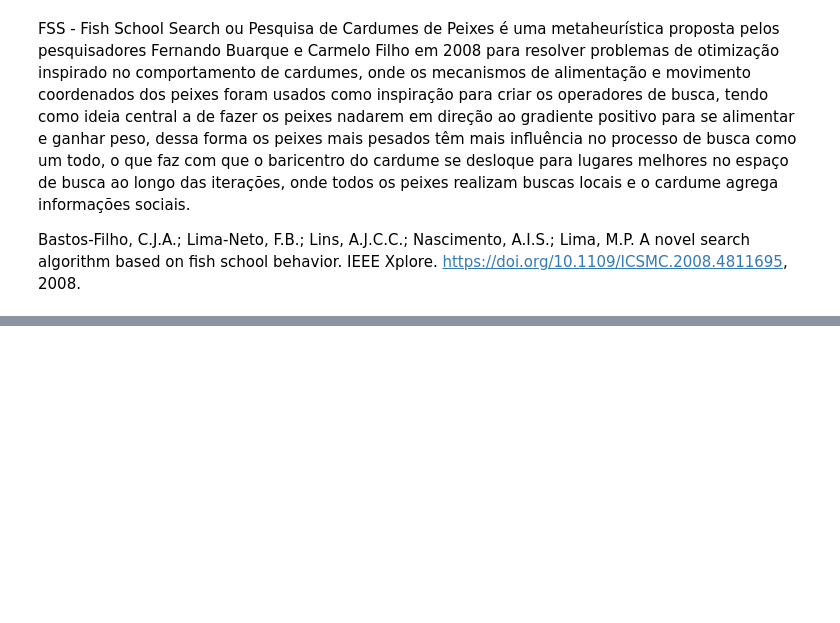
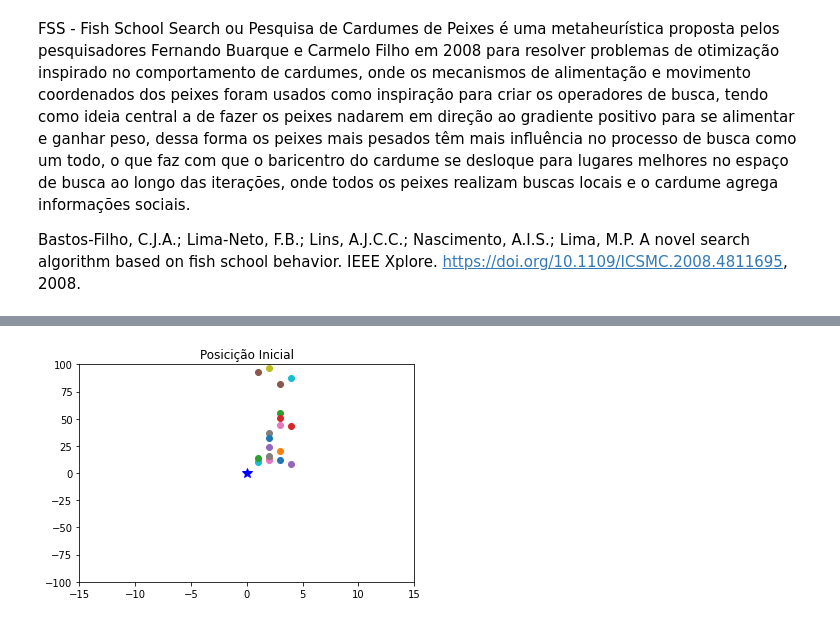
Before and after one commit to alvarofpinheiro/pifwia_fss, a Jupyter notebook: PIFWIA_FSS.ipynb, the cells around one changed output, grey strips where cells are left out. Cells and saved outputs as stored; diff of their text form; code cells hidden in the pictures; blank space fills up the shorter version.

```diff
--- a/PIFWIA_FSS.ipynb
+++ b/PIFWIA_FSS.ipynb
@@ -234,2 +252,31 @@ def distancia(lista_1, lista_2):
 def atualizar_passo(passo):
     return passo - ((PASSO_INICIAL - PASSO_FINAL) / ITERACOES)
+# %%
+#plota posições no gráfico
+def exibe_grafico(titulo,x,y):
+  plt.axis([E1,E2,E3,E4])
+  plt.plot(0,0, marker='*', markersize=10, color='b')
+  plt.title(titulo)
+  for i in range(CARDUME):
+    plt.plot(x[i],y[i],marker='o')
+  plt.show()
+# %%
+#inicializa população (cardume)
+PEIXES = []
+for i in range(CARDUME):
+  cpx = complexidade[i]
+  pag = pagina[i]
+  PEIXES.append(Peixe())
+  posicoes = []
+  for j in range(DIMENSOES):
+    if (j == 0):
+      posicao = cpx
+    elif (j == 1):
+      posicao = pag
+    else:
+      print('Dimensão não encontrado!')
+    posicoes.append(posicao)
+  PEIXES[-1].posicao = posicoes
+  PEIXES[-1].fitness = fcusto(FCUSTO, PEIXES[-1].posicao)
+for i in range(CARDUME):
+  print("i:",i,"posição:",list(PEIXES[i].posicao),"otimização:",PEIXES[i].fitness)
@@ -236 +304,13 @@ def atualizar_passo(passo):
+# %%
+#posiciona os peixes no espaço de busca (aquário)
+x = []
+y = []
+for i in range(CARDUME):
+  peixe = PEIXES[i]
+  d1,d2 = zip(peixe.posicao)
+  x.append(d1)
+  y.append(d2)
+exibe_grafico('Posicição Inicial',x,y)
+# %% [output]
+[figure, added]
 # %%
```
Also changed, not shown: parts of 13 cells of this notebook.
